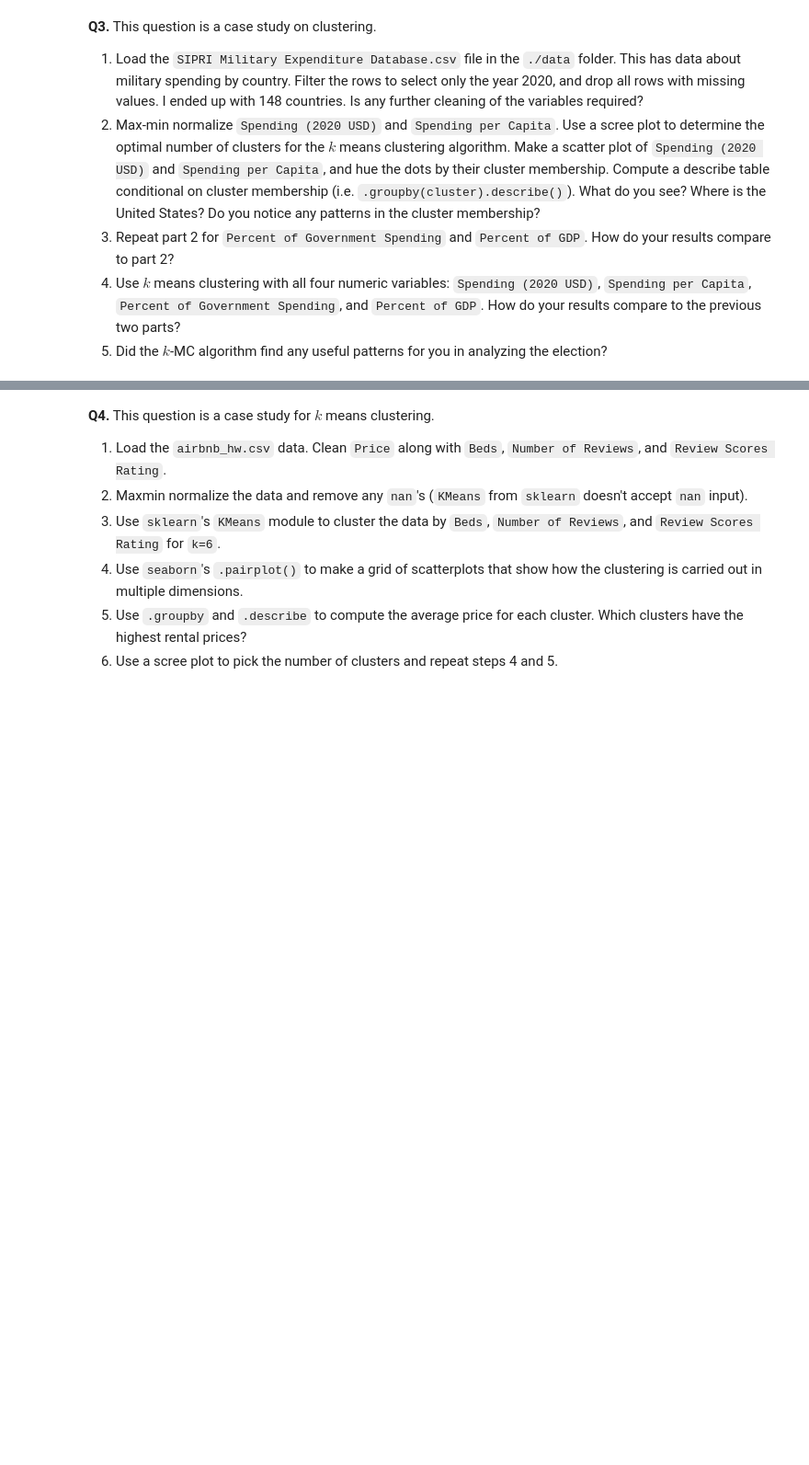
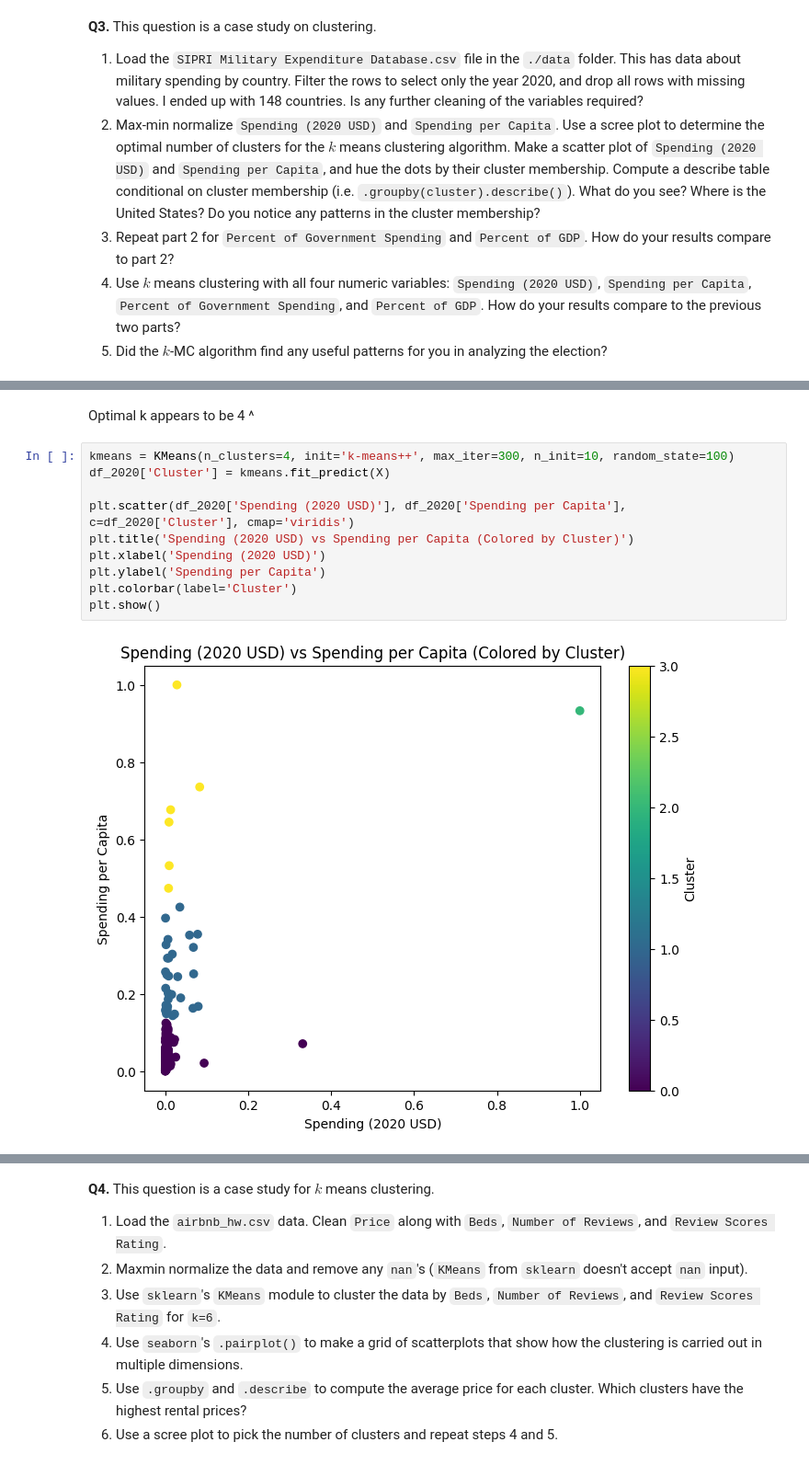
Before and after one commit to ameliavasiliu/clustering, a Jupyter notebook: assignment/assignment_clustering.ipynb, the cells around one changed output, grey strips where cells are left out. Shown at 92% size. Saved outputs shown, nothing was run; the diff lists cells and outputs as text; blank space fills up the shorter version.

```diff
--- a/assignment/assignment_clustering.ipynb
+++ b/assignment/assignment_clustering.ipynb
@@ -133,0 +197,14 @@ While we want to minimize the inertia value, or the within cluster sum of square
+# %% [markdown]
+Optimal k appears to be 4 ^
+# %%
+kmeans = KMeans(n_clusters=4, init='k-means++', max_iter=300, n_init=10, random_state=100)
+df_2020['Cluster'] = kmeans.fit_predict(X)
+
+plt.scatter(df_2020['Spending (2020 USD)'], df_2020['Spending per Capita'], c=df_2020['Cluster'], cmap='viridis')
+plt.title('Spending (2020 USD) vs Spending per Capita (Colored by Cluster)')
+plt.xlabel('Spending (2020 USD)')
+plt.ylabel('Spending per Capita')
+plt.colorbar(label='Cluster')
+plt.show()
+# %% [output]
+[figure, added]
```
Also changed, not shown: parts of 27 cells of this notebook.
